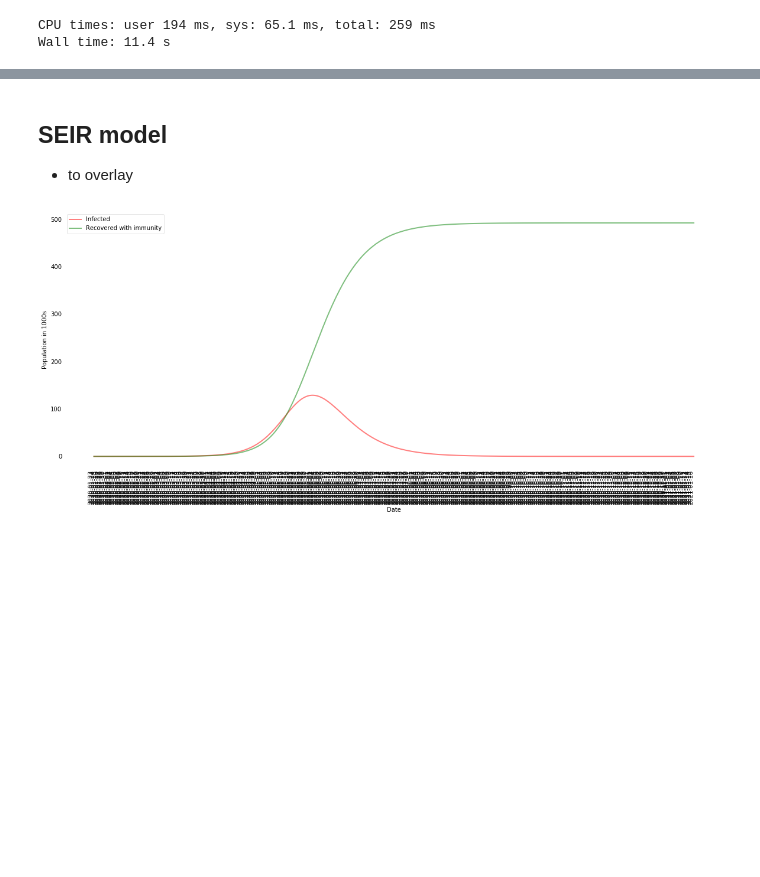
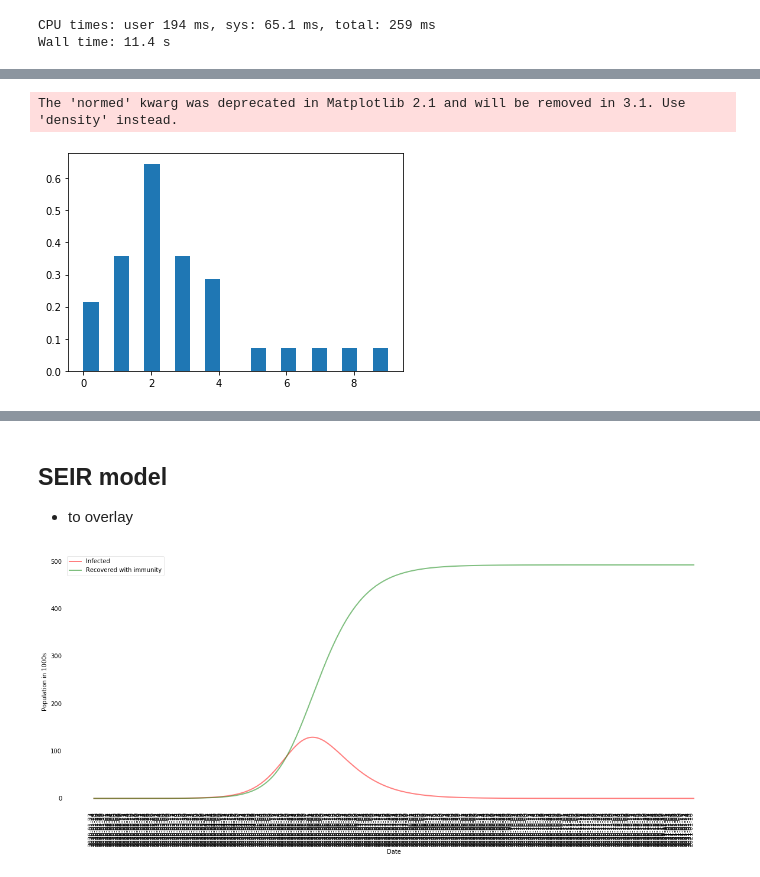
Before and after one commit to leebond/sgwuhan-network, a Jupyter notebook: covid19-simulation-sg.ipynb, the cells around one changed output, grey strips where cells are left out. Drawn from its saved outputs; the diff is of its cells as text; code cells hidden in the pictures; blank space fills up the shorter version.

```diff
--- a/covid19-simulation-sg.ipynb
+++ b/covid19-simulation-sg.ipynb
@@ -39,0 +62,7 @@ plt.show()
+# %%
+import seaborn as sb
+plt.hist(total['New Infected'], bins = 20, normed = True)
+plt.show()
+# %% [output]
+The 'normed' kwarg was deprecated in Matplotlib 2.1 and will be removed in 3.1. Use 'density' instead.
+[figure, added]
```
Also changed, not shown: parts of 8 cells of this notebook, 1 other file.
